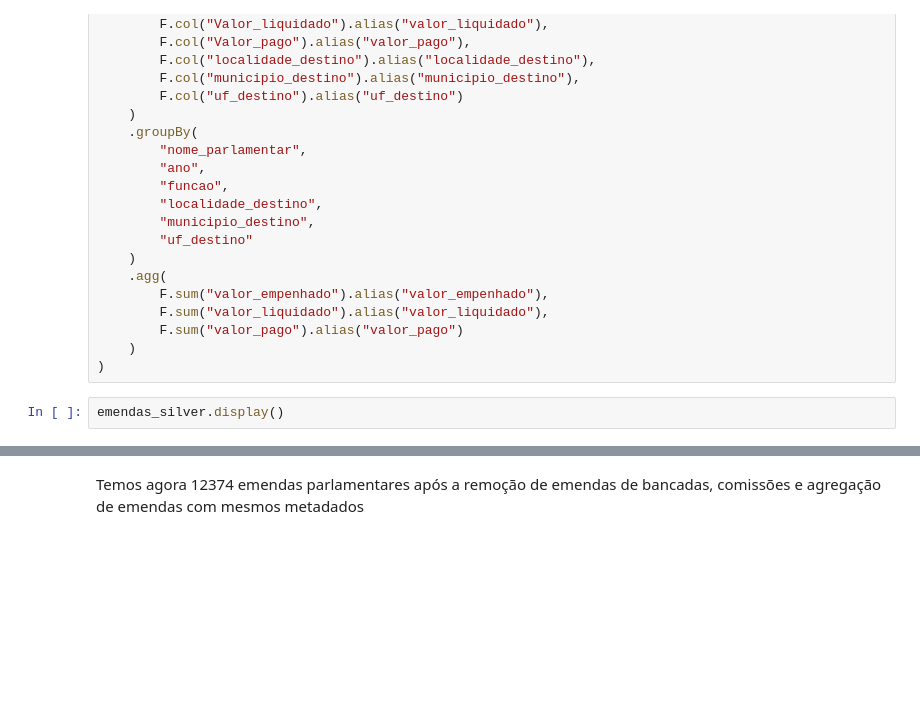
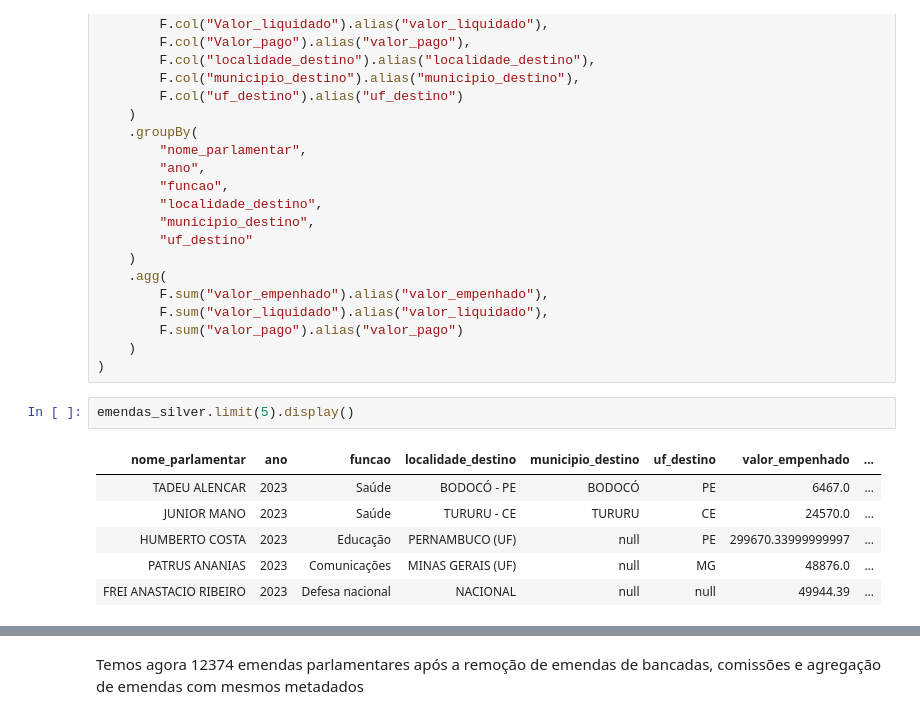
Before and after one commit to VitorMirandaAquino/pucrio-mvp-engenharia-dados, a Jupyter notebook: notebooks/2_tratamento_de_dados.ipynb, the cells around one changed output, grey strips where cells are left out. Cells and saved outputs as stored; diff of their text form; blank space fills up the shorter version.

```diff
--- a/notebooks/2_tratamento_de_dados.ipynb
+++ b/notebooks/2_tratamento_de_dados.ipynb
@@ -337,6 +560,13 @@ emendas_silver = (
     )
 )
 # %%
-emendas_silver.display()
+emendas_silver.limit(5).display()
+# %% [output]
+| nome_parlamentar | ano | funcao | localidade_destino | municipio_destino | uf_destino | valor_empenhado | ... |
+| TADEU ALENCAR | 2023 | Saúde | BODOCÓ - PE | BODOCÓ | PE | 6467.0 | ... |
+| JUNIOR MANO | 2023 | Saúde | TURURU - CE | TURURU | CE | 24570.0 | ... |
+| HUMBERTO COSTA | 2023 | Educação | PERNAMBUCO (UF) | null | PE | 299670.33999999997 | ... |
+| PATRUS ANANIAS | 2023 | Comunicações | MINAS GERAIS (UF) | null | MG | 48876.0 | ... |
+| FREI ANASTACIO RIBEIRO | 2023 | Defesa nacional | NACIONAL | null | null | 49944.39 | ... |
 # %%
 emendas_silver.count()
```
Also changed, not shown: parts of 43 cells of this notebook, 2 other files.
